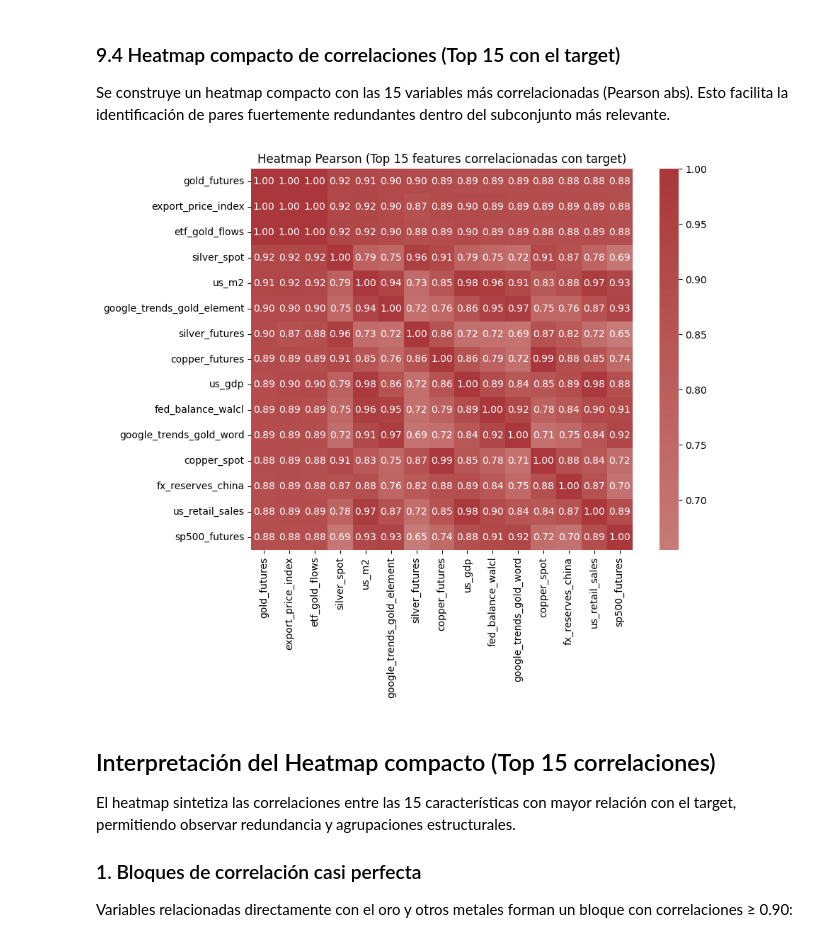
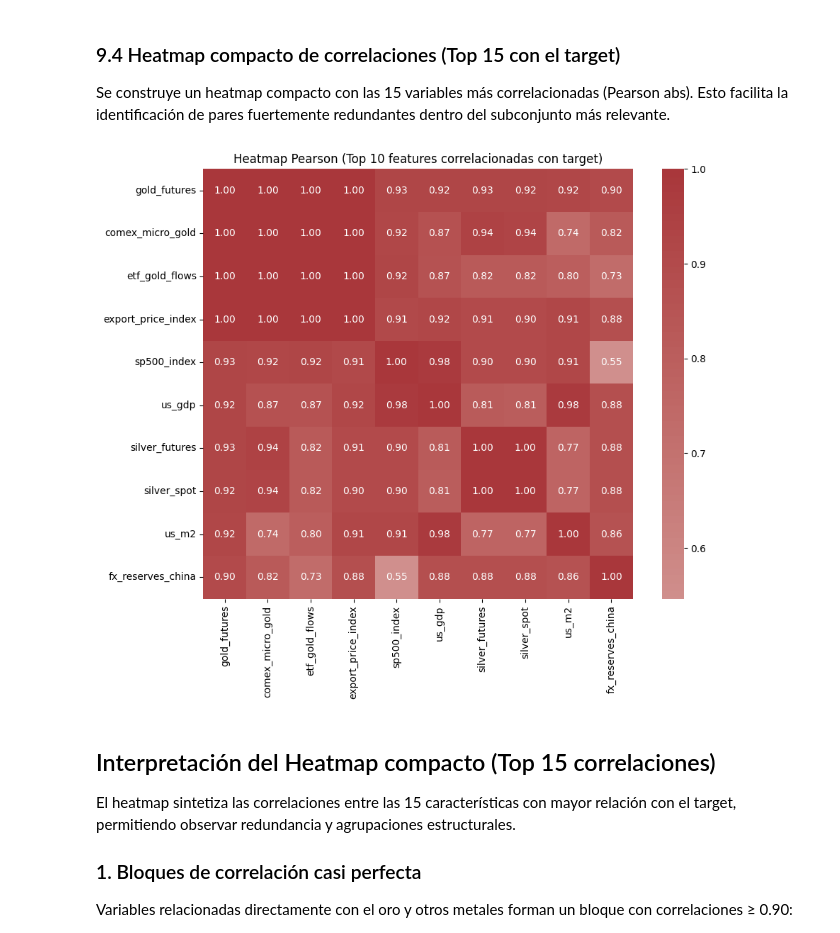
Before and after one commit to sebastianmalbaceda/gold-price-prediction, a Jupyter notebook: notebooks/gold-price-prediction.ipynb, the cells around one changed output. Saved outputs shown, nothing was run; the diff lists cells and outputs as text; code cells hidden in the pictures.

```diff
--- a/notebooks/gold-price-prediction.ipynb
+++ b/notebooks/gold-price-prediction.ipynb
@@ -2015,24 +2046,24 @@ Se construye un heatmap compacto con las 15 variables más correlacionadas (Pear
 Esto facilita la identificación de pares fuertemente redundantes dentro del subconjunto más relevante.
 # %%
 # -------------------------
-# Heatmap compacto top15 correlaciones
+# Heatmap compacto top10 correlaciones
 # -------------------------
 pearson_all = df_viz[features].corr(method="pearson").abs()
 corr_with_target = df_viz[features].corrwith(df_viz[TARGET], method="pearson").abs()
-top15 = corr_with_target.sort_values(ascending=False).head(15).index.tolist()
+top10 = corr_with_target.sort_values(ascending=False).head(10).index.tolist()
 
 plt.figure(figsize=(10, 8))
-corr_small = df_viz[top15].corr(method="pearson")
+corr_small = df_viz[top10].corr(method="pearson")
 sns.heatmap(corr_small, annot=True, fmt=".2f", cmap="vlag", center=0, square=True)
-plt.title("Heatmap Pearson (Top 15 features correlacionadas con target)")
+plt.title("Heatmap Pearson (Top 10 features correlacionadas con target)")
 plt.tight_layout()
-plt.savefig(os.path.join(OUTPUT_DIR, "eda_plots", "heatmap_top15.png"), dpi=150)
+plt.savefig(os.path.join(OUTPUT_DIR, "eda_plots", "heatmap_top10.png"), dpi=150)
 plt.show()
 
 # save matrix
-corr_small.to_csv(os.path.join(OUTPUT_DIR, "eda_plots", "heatmap_top15_matrix.csv"))
+corr_small.to_csv(os.path.join(OUTPUT_DIR, "eda_plots", "heatmap_top10_matrix.csv"))
 # %% [output]
-[figure, old version]
+[figure, new version]
 # %% [markdown]
 ## Interpretación del Heatmap compacto (Top 15 correlaciones)
 
```
Also changed, not shown: parts of 30 cells of this notebook.
